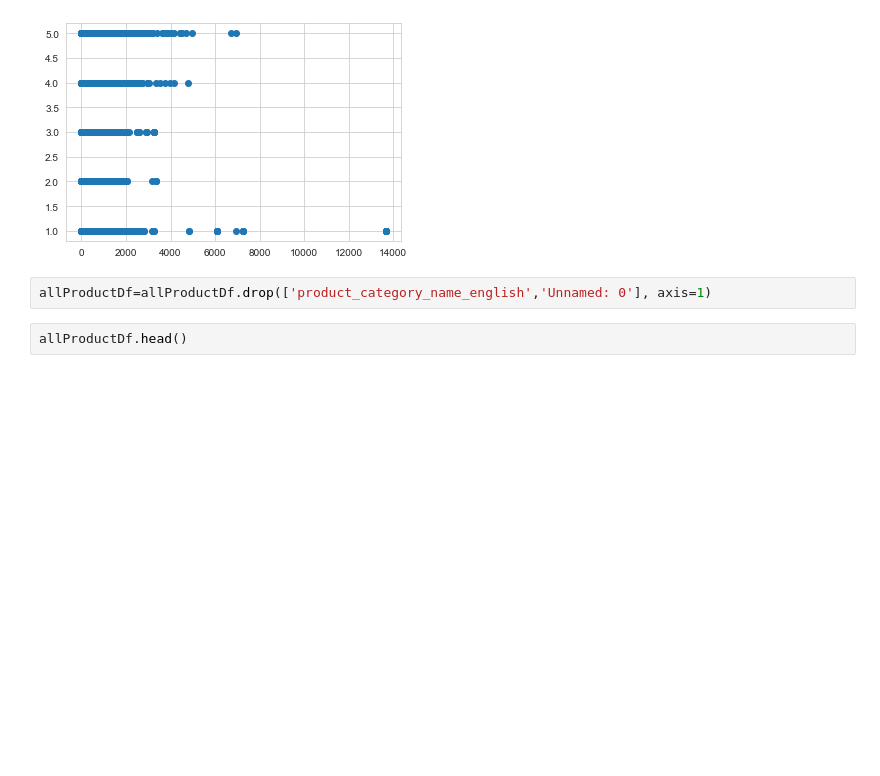
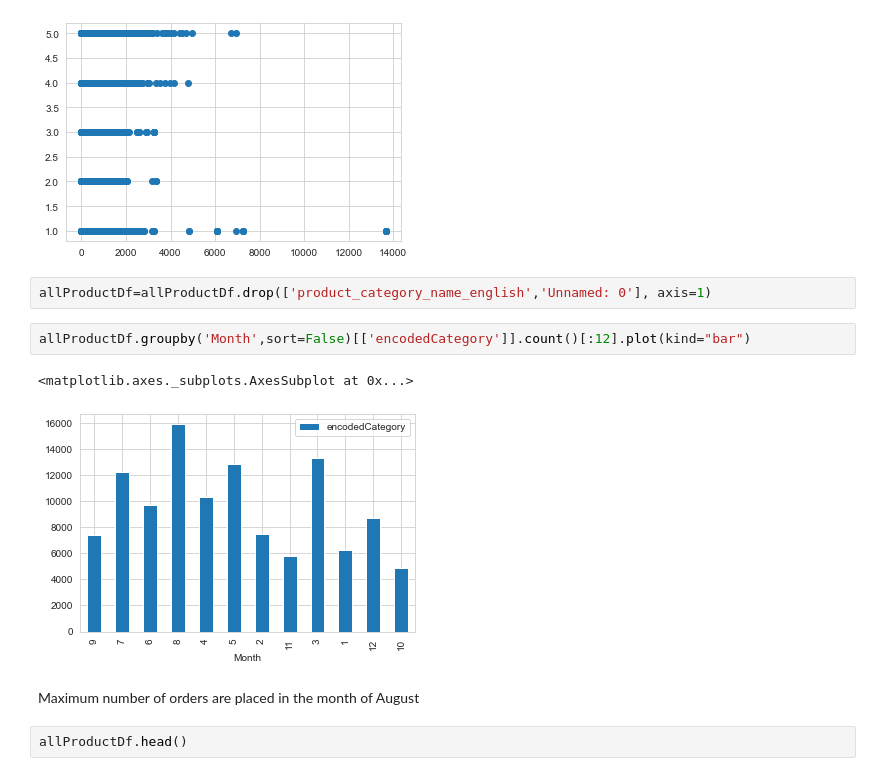
Before and after one commit to shivamkk32/CP-1, a Jupyter notebook: SalesPrediction.ipynb, the cells around one changed output. Saved outputs shown, nothing was run; the diff lists cells and outputs as text; blank space fills up the shorter version.

```diff
--- a/SalesPrediction.ipynb
+++ b/SalesPrediction.ipynb
@@ -57,6 +57,13 @@ plt.scatter(allProductDf.payment_value,allProductDf.review_score)
 [figure]
 # %%
 allProductDf=allProductDf.drop(['product_category_name_english','Unnamed: 0'], axis=1)
+# %%
+allProductDf.groupby('Month',sort=False)[['encodedCategory']].count()[:12].plot(kind="bar")
+# %% [output]
+<matplotlib.axes._subplots.AxesSubplot at 0x...>
+[figure, added]
+# %% [markdown]
+Maximum number of orders are placed in the month of August
 # %%
 allProductDf.head()
 # %% [output]
```
Also changed, not shown: parts of 10 cells of this notebook.
